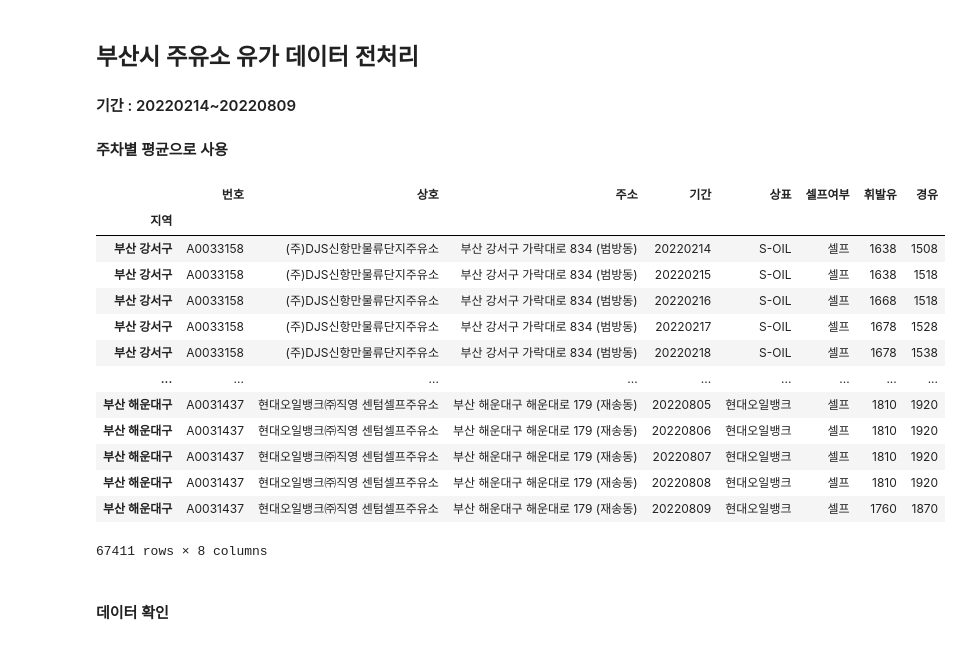
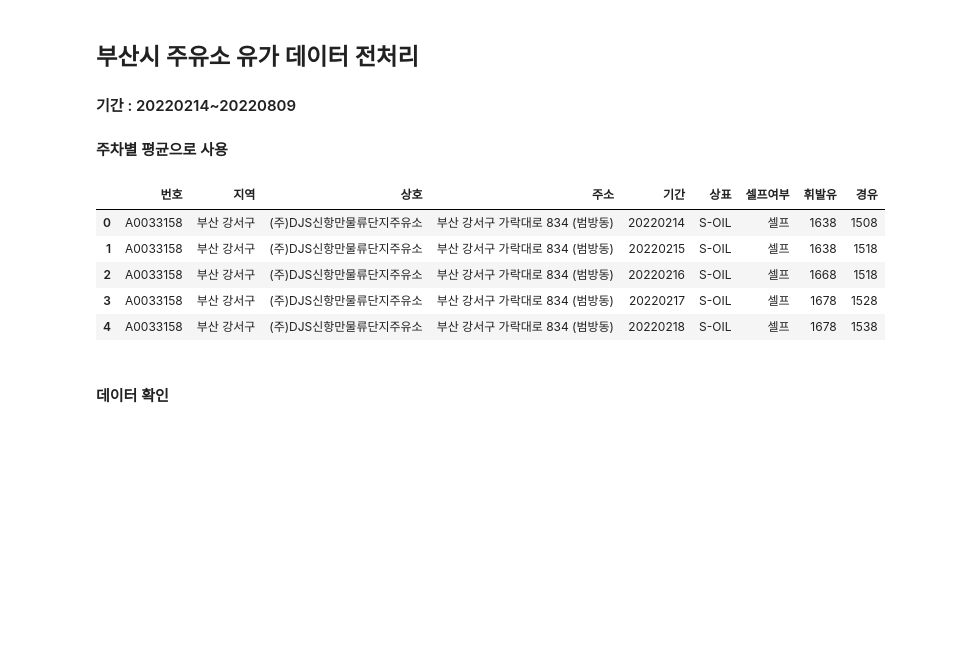
Before and after one commit to certainly-I/Busan-Oil-Price-Analysis, a Jupyter notebook: 주유소_전처리.ipynb, the cells around one changed output. Saved outputs shown, nothing was run; the diff lists cells and outputs as text; code cells hidden in the pictures; blank space fills up the shorter version.

```diff
--- a/주유소_전처리.ipynb
+++ b/주유소_전처리.ipynb
@@ -7,20 +7,12 @@ import pandas as pd
 import numpy as np
 # %%
 #데이터 불러오기
-data = pd.read_csv("./data/부산시 주유소 유가 데이터(20220209-20220809).csv", index_col=1, encoding="utf-8")
-data
+data = pd.read_csv('./data/부산시 주유소 유가 데이터(20220209-20220809).csv', encoding='utf-8', sep=',')
+data.head()
 # %% [output]
-|  | 번호 | 상호 | 주소 | 기간 | 상표 | 셀프여부 | 휘발유 | 경유 |
-| 지역 |  |  |  |  |  |  |  |  |
-| 부산 강서구 | A0033158 | (주)DJS신항만물류단지주유소 | 부산 강서구 가락대로 834 (범방동) | 20220214 | S-OIL | 셀프 | 1638 | 1508 |
-| 부산 강서구 | A0033158 | (주)DJS신항만물류단지주유소 | 부산 강서구 가락대로 834 (범방동) | 20220215 | S-OIL | 셀프 | 1638 | 1518 |
-| 부산 강서구 | A0033158 | (주)DJS신항만물류단지주유소 | 부산 강서구 가락대로 834 (범방동) | 20220216 | S-OIL | 셀프 | 1668 | 1518 |
-| 부산 강서구 | A0033158 | (주)DJS신항만물류단지주유소 | 부산 강서구 가락대로 834 (범방동) | 20220217 | S-OIL | 셀프 | 1678 | 1528 |
-| 부산 강서구 | A0033158 | (주)DJS신항만물류단지주유소 | 부산 강서구 가락대로 834 (범방동) | 20220218 | S-OIL | 셀프 | 1678 | 1538 |
-| ... | ... | ... | ... | ... | ... | ... | ... | ... |
-| 부산 해운대구 | A0031437 | 현대오일뱅크㈜직영 센텀셀프주유소 | 부산 해운대구 해운대로 179 (재송동) | 20220805 | 현대오일뱅크 | 셀프 | 1810 | 1920 |
-| 부산 해운대구 | A0031437 | 현대오일뱅크㈜직영 센텀셀프주유소 | 부산 해운대구 해운대로 179 (재송동) | 20220806 | 현대오일뱅크 | 셀프 | 1810 | 1920 |
-| 부산 해운대구 | A0031437 | 현대오일뱅크㈜직영 센텀셀프주유소 | 부산 해운대구 해운대로 179 (재송동) | 20220807 | 현대오일뱅크 | 셀프 | 1810 | 1920 |
-| 부산 해운대구 | A0031437 | 현대오일뱅크㈜직영 센텀셀프주유소 | 부산 해운대구 해운대로 179 (재송동) | 20220808 | 현대오일뱅크 | 셀프 | 1810 | 1920 |
-| 부산 해운대구 | A0031437 | 현대오일뱅크㈜직영 센텀셀프주유소 | 부산 해운대구 해운대로 179 (재송동) | 20220809 | 현대오일뱅크 | 셀프 | 1760 | 1870 |
+|  | 번호 | 지역 | 상호 | 주소 | 기간 | 상표 | 셀프여부 | 휘발유 | 경유 |
+| 0 | A0033158 | 부산 강서구 | (주)DJS신항만물류단지주유소 | 부산 강서구 가락대로 834 (범방동) | 20220214 | S-OIL | 셀프 | 1638 | 1508 |
+| 1 | A0033158 | 부산 강서구 | (주)DJS신항만물류단지주유소 | 부산 강서구 가락대로 834 (범방동) | 20220215 | S-OIL | 셀프 | 1638 | 1518 |
+| 2 | A0033158 | 부산 강서구 | (주)DJS신항만물류단지주유소 | 부산 강서구 가락대로 834 (범방동) | 20220216 | S-OIL | 셀프 | 1668 | 1518 |
+| 3 | A0033158 | 부산 강서구 | (주)DJS신항만물류단지주유소 | 부산 강서구 가락대로 834 (범방동) | 20220217 | S-OIL | 셀프 | 1678 | 1528 |
+| 4 | A0033158 | 부산 강서구 | (주)DJS신항만물류단지주유소 | 부산 강서구 가락대로 834 (범방동) | 20220218 | S-OIL | 셀프 | 1678 | 1538 |
-67411 rows × 8 columns
```
Also changed, not shown: parts of 49 cells of this notebook.
